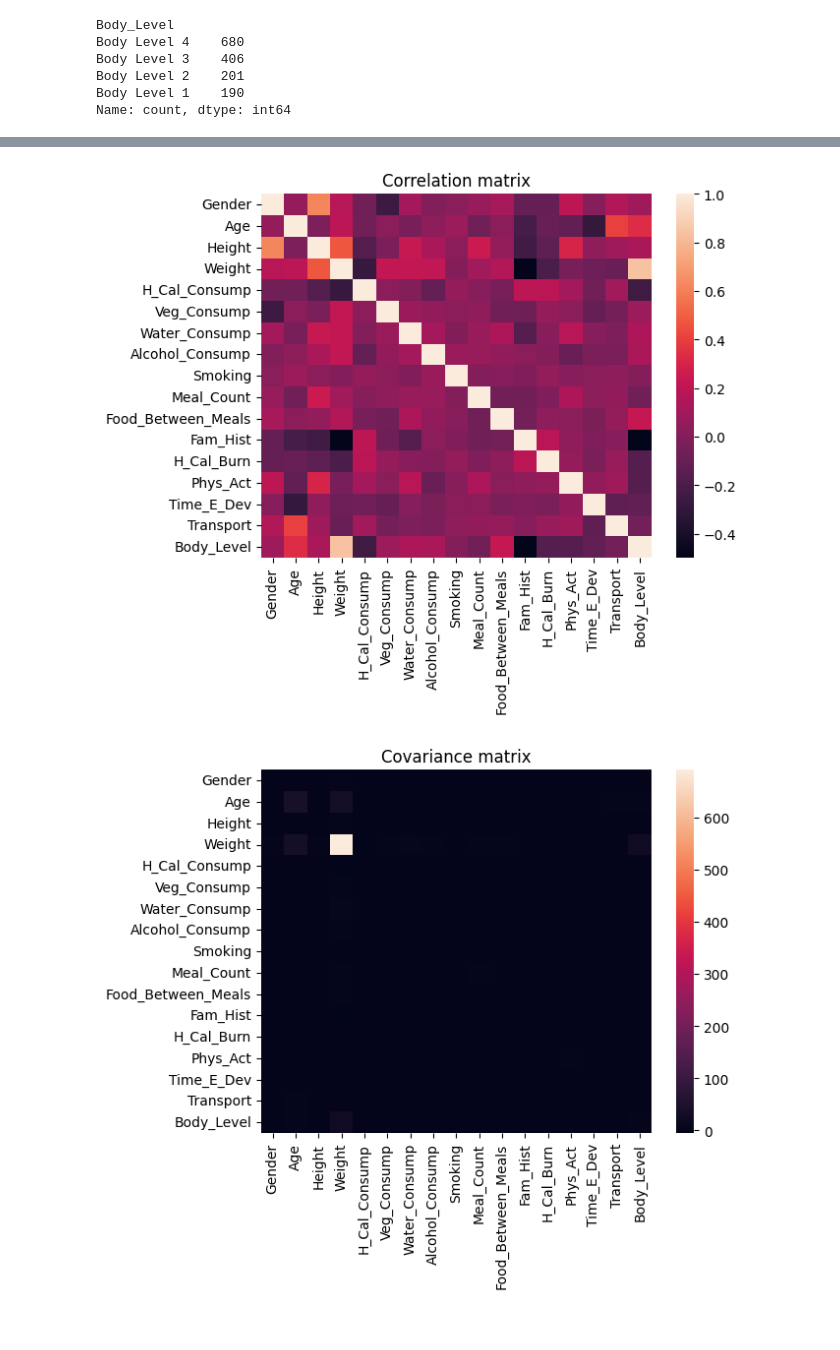
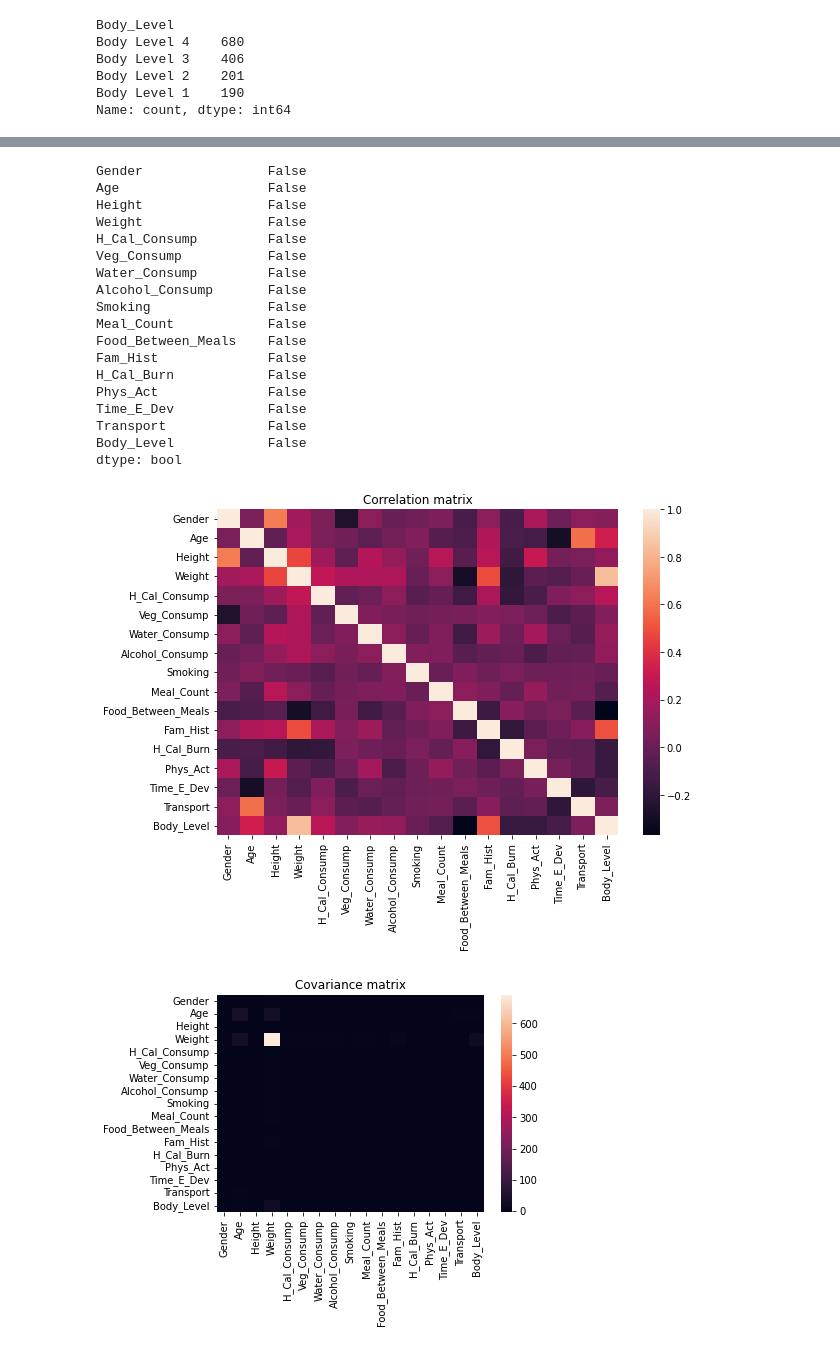
Before and after one commit to abeerhbadr/ML_Project-Body_Level_Classification, a Jupyter notebook: Analysis/analyze.ipynb, the cells around one changed output, grey strips where cells are left out. Saved outputs shown, nothing was run; the diff lists cells and outputs as text; code cells hidden in the pictures.

```diff
--- a/Analysis/analyze.ipynb
+++ b/Analysis/analyze.ipynb
@@ -88,15 +88,15 @@ Name: count, dtype: int64
 # %%
 # encoding categorical values
 data_encoded = data.copy()
-data_encoded['Gender'] = pd.factorize(data_encoded.Gender)[0]
-data_encoded['H_Cal_Consump'] = pd.factorize(data_encoded.H_Cal_Consump)[0]
-data_encoded['Alcohol_Consump'] = pd.factorize(data_encoded.Alcohol_Consump)[0]
-data_encoded['Smoking'] = pd.factorize(data_encoded.Smoking)[0]
-data_encoded['Food_Between_Meals'] = pd.factorize(data_encoded.Food_Between_Meals)[0]
-data_encoded['Fam_Hist'] = pd.factorize(data_encoded.Fam_Hist)[0]
-data_encoded['H_Cal_Burn'] = pd.factorize(data_encoded.H_Cal_Burn)[0]
-data_encoded['Transport'] = pd.factorize(data_encoded.Transport)[0]
-data_encoded['Body_Level'] = pd.factorize(data_encoded.Body_Level)[0]
+data_encoded['Gender'] = data_encoded['Gender'].map({'Female': 0, 'Male': 1})
+data_encoded['H_Cal_Consump'] = data_encoded['H_Cal_Consump'].map({'no': 0, 'yes': 1})
+data_encoded['Alcohol_Consump'] = data_encoded['Alcohol_Consump'].map({'no': 0, 'Sometimes': 1, 'Frequently': 2, 'Always': 3})
+data_encoded['Smoking'] = data_encoded['Smoking'].map({'no': 0, 'yes': 1})
+data_encoded['Food_Between_Meals'] = data_encoded['Food_Between_Meals'].map({'no': 0, 'Sometimes': 1, 'Frequently': 2, 'Always': 3})
+data_encoded['Fam_Hist'] = data_encoded['Fam_Hist'].map({'no': 0, 'yes': 1})
+data_encoded['H_Cal_Burn'] = data_encoded['H_Cal_Burn'].map({'no': 0, 'yes': 1})
+data_encoded['Transport'] = data_encoded['Transport'].map({'Bike': 0, 'Walking': 1, 'Public_Transportation': 2, 'Motorbike': 3, 'Automobile': 4})
+data_encoded['Body_Level'] = data_encoded['Body_Level'].map({'Body Level 1': 0, 'Body Level 2': 1, 'Body Level 3': 2, 'Body Level 4': 3})
 
 data_encoded.head()
 # %% [output]
@@ -109,20 +109,44 @@ data_encoded.head()
+# %%
+# check for any null
+data_encoded.isna().any()
+# %% [output]
+Gender                False
+Age                   False
+Height                False
+Weight                False
+H_Cal_Consump         False
+Veg_Consump           False
+Water_Consump         False
+Alcohol_Consump       False
+Smoking               False
+Meal_Count            False
+Food_Between_Meals    False
+Fam_Hist              False
+H_Cal_Burn            False
+Phys_Act              False
+Time_E_Dev            False
+Transport             False
+Body_Level            False
+dtype: bool
 # %%
 # analyze correlation between features
 import seaborn as sns
+plt.figure(figsize=(9, 6))
 corr = data_encoded.corr()
 sns.heatmap(corr,
             xticklabels=corr.columns.values,
             yticklabels=corr.columns.values)
 plt.title('Correlation matrix')
 plt.show()
 
+# save plot to image
 # analyze covariance between features
 cov = data_encoded.cov()
 sns.heatmap(cov,
             xticklabels=cov.columns.values,
             yticklabels=cov.columns.values)
 plt.title('Covariance matrix')
 plt.show()
 # %% [output]
-[figure, old version]
+[figure, new version]
-[figure, old version]
+[figure, new version]
```
Also changed, not shown: parts of 6 cells of this notebook.
